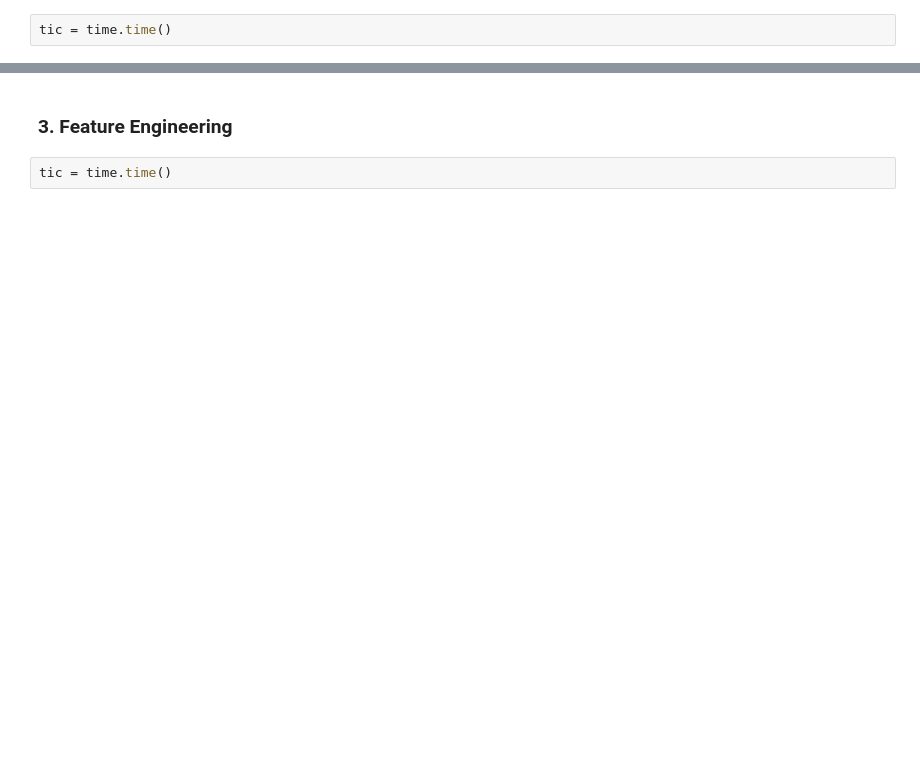
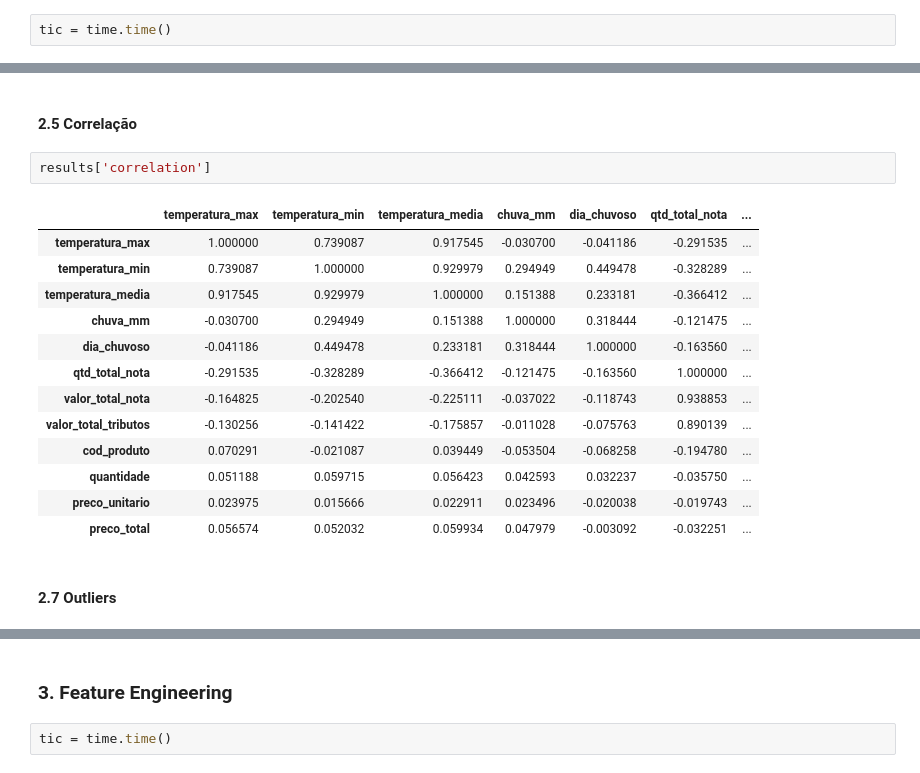
Before and after one commit to RenanScavazzini/model_supermarket, a Jupyter notebook: 03_modelagem.ipynb, the cells around one changed output, grey strips where cells are left out. Saved outputs shown, nothing was run; the diff lists cells and outputs as text; blank space fills up the shorter version.

```diff
--- a/03_modelagem.ipynb
+++ b/03_modelagem.ipynb
@@ -135,0 +224,20 @@ dtype: int64
+# %% [markdown]
+#### 2.5 Correlação
+# %%
+results['correlation']
+# %% [output]
+|  | temperatura_max | temperatura_min | temperatura_media | chuva_mm | dia_chuvoso | qtd_total_nota | ... |
+| temperatura_max | 1.000000 | 0.739087 | 0.917545 | -0.030700 | -0.041186 | -0.291535 | ... |
+| temperatura_min | 0.739087 | 1.000000 | 0.929979 | 0.294949 | 0.449478 | -0.328289 | ... |
+| temperatura_media | 0.917545 | 0.929979 | 1.000000 | 0.151388 | 0.233181 | -0.366412 | ... |
+| chuva_mm | -0.030700 | 0.294949 | 0.151388 | 1.000000 | 0.318444 | -0.121475 | ... |
+| dia_chuvoso | -0.041186 | 0.449478 | 0.233181 | 0.318444 | 1.000000 | -0.163560 | ... |
+| qtd_total_nota | -0.291535 | -0.328289 | -0.366412 | -0.121475 | -0.163560 | 1.000000 | ... |
+| valor_total_nota | -0.164825 | -0.202540 | -0.225111 | -0.037022 | -0.118743 | 0.938853 | ... |
+| valor_total_tributos | -0.130256 | -0.141422 | -0.175857 | -0.011028 | -0.075763 | 0.890139 | ... |
+| cod_produto | 0.070291 | -0.021087 | 0.039449 | -0.053504 | -0.068258 | -0.194780 | ... |
+| quantidade | 0.051188 | 0.059715 | 0.056423 | 0.042593 | 0.032237 | -0.035750 | ... |
+| preco_unitario | 0.023975 | 0.015666 | 0.022911 | 0.023496 | -0.020038 | -0.019743 | ... |
+| preco_total | 0.056574 | 0.052032 | 0.059934 | 0.047979 | -0.003092 | -0.032251 | ... |
+# %% [markdown]
+#### 2.7 Outliers
```
Also changed, not shown: parts of 51 cells of this notebook, 7 other files.
